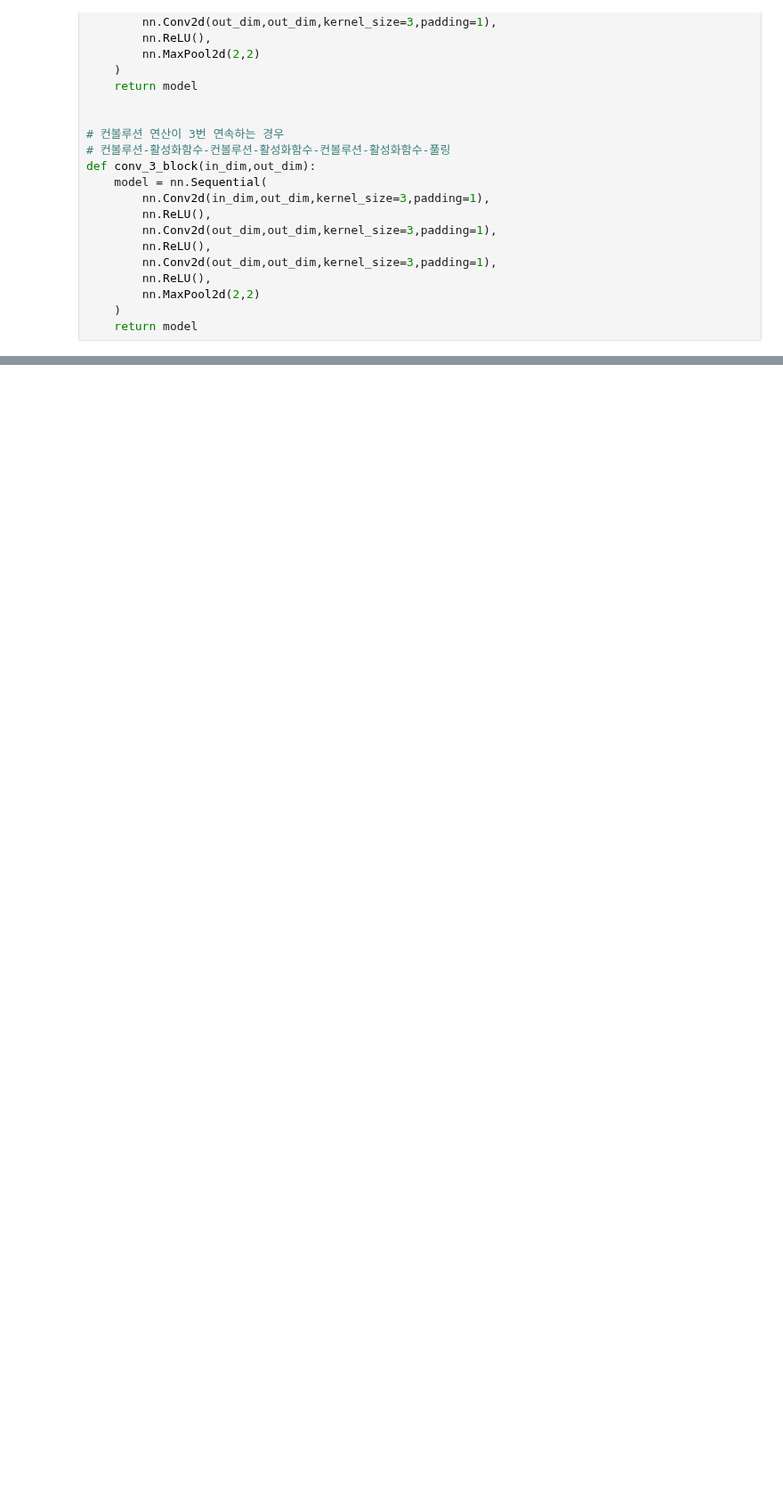
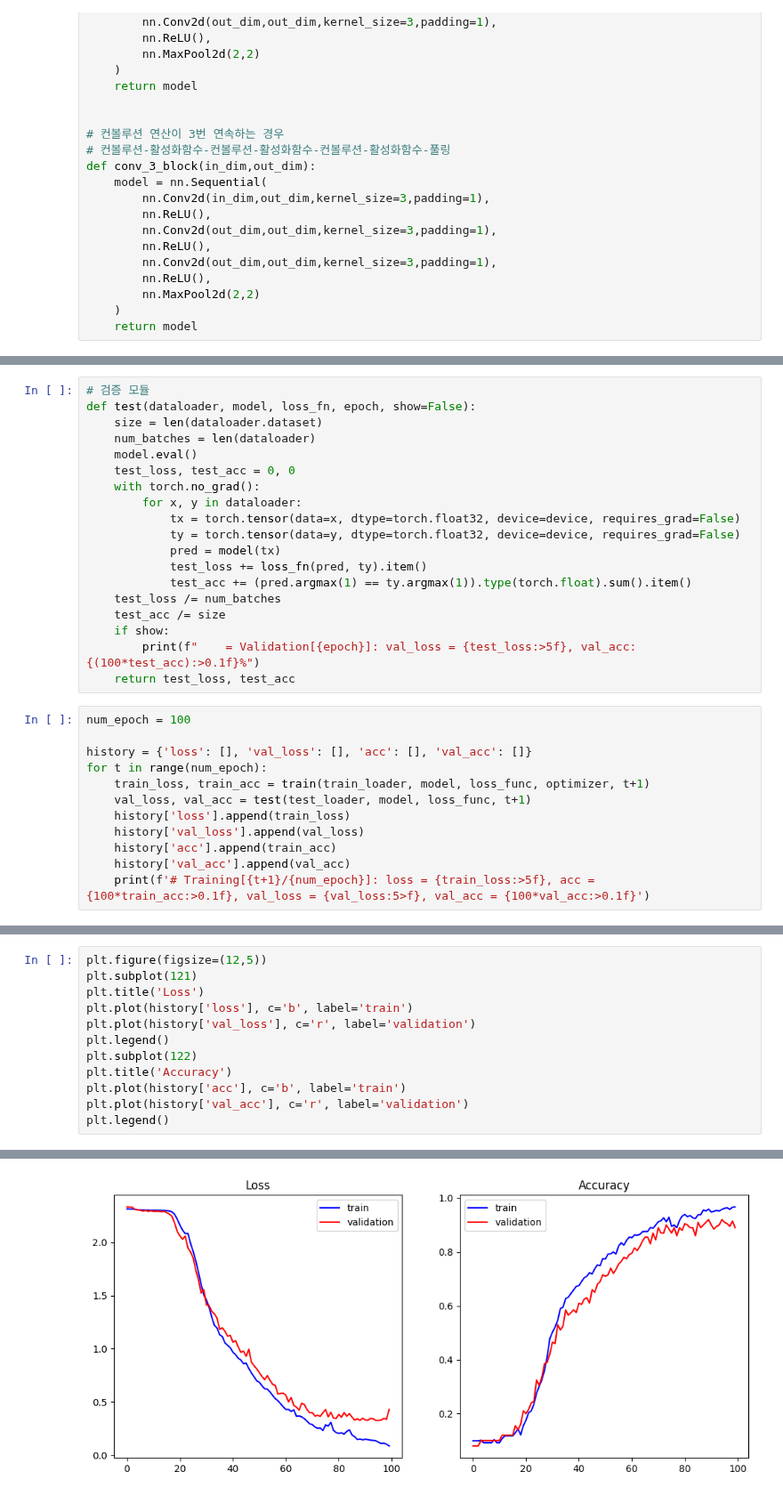
Before and after one commit to Pulsar-kkaturi/DL-Education, a Jupyter notebook: VisionDL_Lecture/additional_note/Lecture4_1_CNNBuild_VGG_Pytorch.ipynb, the cells around one changed output, grey strips where cells are left out. Shown at 89% size. Drawn from its saved outputs; the diff is of its cells as text; blank space fills up the shorter version.

```diff
--- a/VisionDL_Lecture/additional_note/Lecture4_1_CNNBuild_VGG_Pytorch.ipynb
+++ b/VisionDL_Lecture/additional_note/Lecture4_1_CNNBuild_VGG_Pytorch.ipynb
@@ -131,0 +267,31 @@ class VGG(nn.Module):
+# %%
+# 검증 모듈
+def test(dataloader, model, loss_fn, epoch, show=False):
+    size = len(dataloader.dataset)
+    num_batches = len(dataloader)
+    model.eval()
+    test_loss, test_acc = 0, 0
+    with torch.no_grad():
+        for x, y in dataloader:
+            tx = torch.tensor(data=x, dtype=torch.float32, device=device, requires_grad=False)
+            ty = torch.tensor(data=y, dtype=torch.float32, device=device, requires_grad=False)
+            pred = model(tx)
+            test_loss += loss_fn(pred, ty).item()
+            test_acc += (pred.argmax(1) == ty.argmax(1)).type(torch.float).sum().item()
+    test_loss /= num_batches
+    test_acc /= size
+    if show:
+        print(f"    = Validation[{epoch}]: val_loss = {test_loss:>5f}, val_acc: {(100*test_acc):>0.1f}%")
+    return test_loss, test_acc
+# %%
+num_epoch = 100
+
+history = {'loss': [], 'val_loss': [], 'acc': [], 'val_acc': []}
+for t in range(num_epoch):
+    train_loss, train_acc = train(train_loader, model, loss_func, optimizer, t+1)
+    val_loss, val_acc = test(test_loader, model, loss_func, t+1)
+    history['loss'].append(train_loss)
+    history['val_loss'].append(val_loss)
+    history['acc'].append(train_acc)
+    history['val_acc'].append(val_acc)
+    print(f'# Training[{t+1}/{num_epoch}]: loss = {train_loss:>5f}, acc = {100*train_acc:>0.1f}, val_loss = {val_loss:5>f}, val_acc = {100*val_acc:>0.1f}')
@@ -131,0 +322,13 @@ class VGG(nn.Module):
+# %%
+plt.figure(figsize=(12,5))
+plt.subplot(121)
+plt.title('Loss')
+plt.plot(history['loss'], c='b', label='train')
+plt.plot(history['val_loss'], c='r', label='validation')
+plt.legend()
+plt.subplot(122)
+plt.title('Accuracy')
+plt.plot(history['acc'], c='b', label='train')
+plt.plot(history['val_acc'], c='r', label='validation')
+plt.legend()
+# %% [output]
@@ -131,0 +336 @@ class VGG(nn.Module):
+[figure, added]
```
Also changed, not shown: parts of 18 cells of this notebook.
